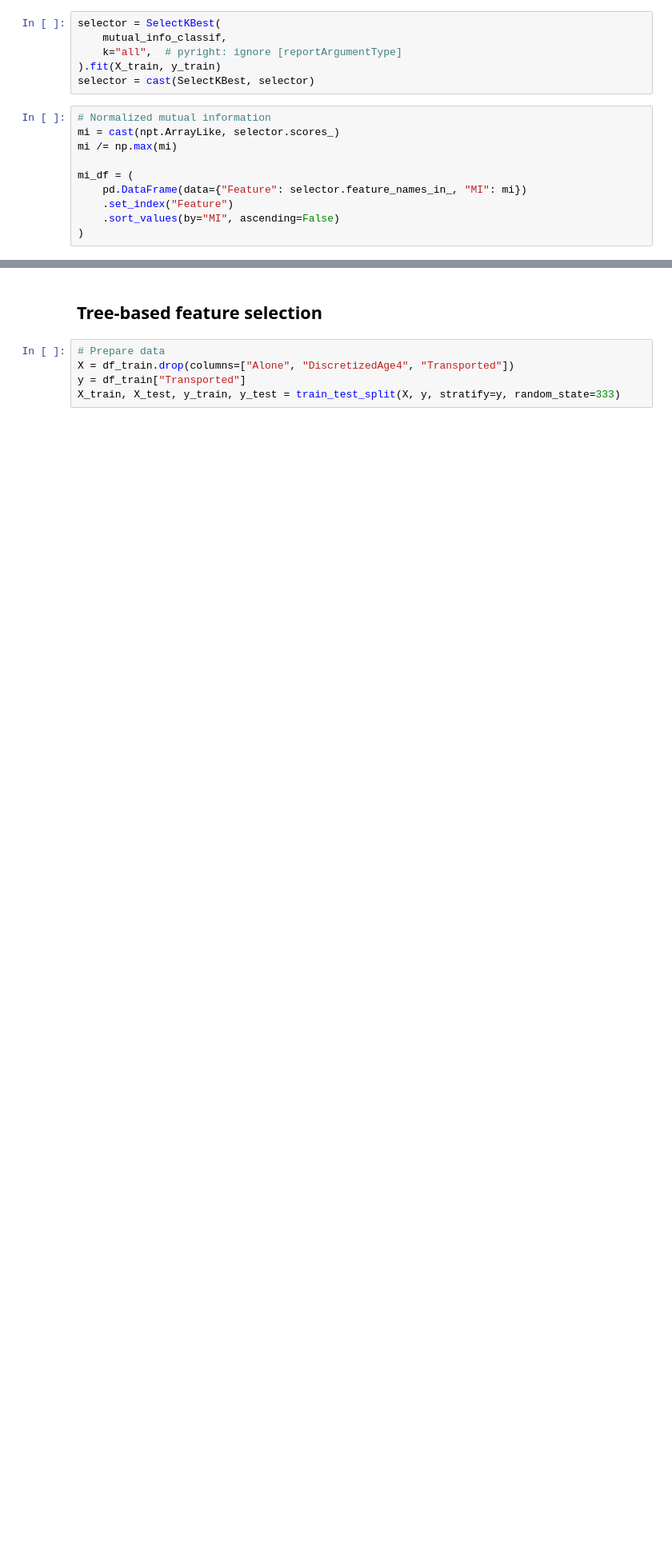
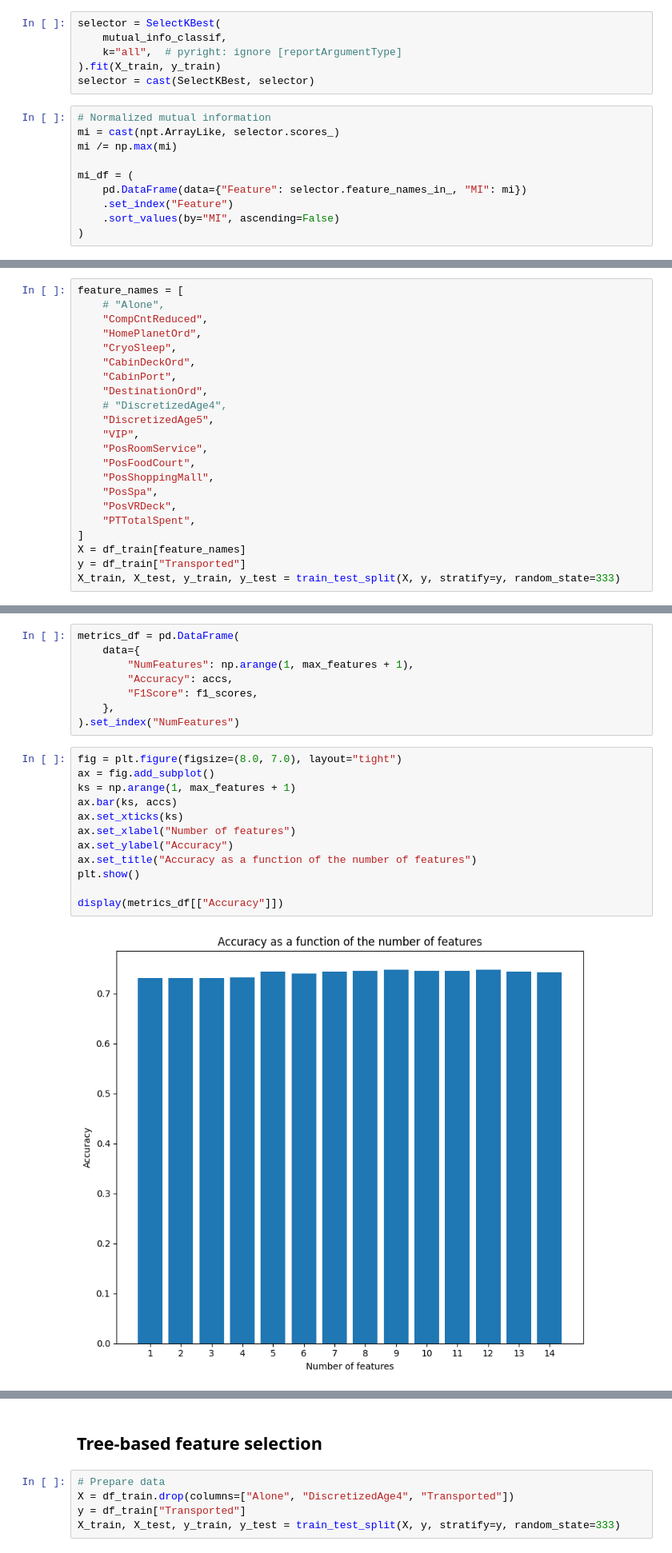
Before and after one commit to mwoitek/spaceship-titanic, a Jupyter notebook: notebooks/feature_selection.ipynb, the cells around one changed output, grey strips where cells are left out. Shown: that part at 80% size. Saved outputs shown, nothing was run; the diff lists cells and outputs as text; blank space fills up the shorter version.

```diff
--- a/notebooks/feature_selection.ipynb
+++ b/notebooks/feature_selection.ipynb
@@ -237,0 +242,22 @@ display(mi_df)
+# %%
+feature_names = [
+    # "Alone",
+    "CompCntReduced",
+    "HomePlanetOrd",
+    "CryoSleep",
+    "CabinDeckOrd",
+    "CabinPort",
+    "DestinationOrd",
+    # "DiscretizedAge4",
+    "DiscretizedAge5",
+    "VIP",
+    "PosRoomService",
+    "PosFoodCourt",
+    "PosShoppingMall",
+    "PosSpa",
+    "PosVRDeck",
+    "PTTotalSpent",
+]
+X = df_train[feature_names]
+y = df_train["Transported"]
+X_train, X_test, y_train, y_test = train_test_split(X, y, stratify=y, random_state=333)
@@ -237,0 +290,22 @@ display(mi_df)
+# %%
+metrics_df = pd.DataFrame(
+    data={
+        "NumFeatures": np.arange(1, max_features + 1),
+        "Accuracy": accs,
+        "F1Score": f1_scores,
+    },
+).set_index("NumFeatures")
+# %%
+fig = plt.figure(figsize=(8.0, 7.0), layout="tight")
+ax = fig.add_subplot()
+ks = np.arange(1, max_features + 1)
+ax.bar(ks, accs)
+ax.set_xticks(ks)
+ax.set_xlabel("Number of features")
+ax.set_ylabel("Accuracy")
+ax.set_title("Accuracy as a function of the number of features")
+plt.show()
+
+display(metrics_df[["Accuracy"]])
+# %% [output]
+[figure, added]
```
Also changed, not shown: parts of 8 cells of this notebook, 1 other file.
